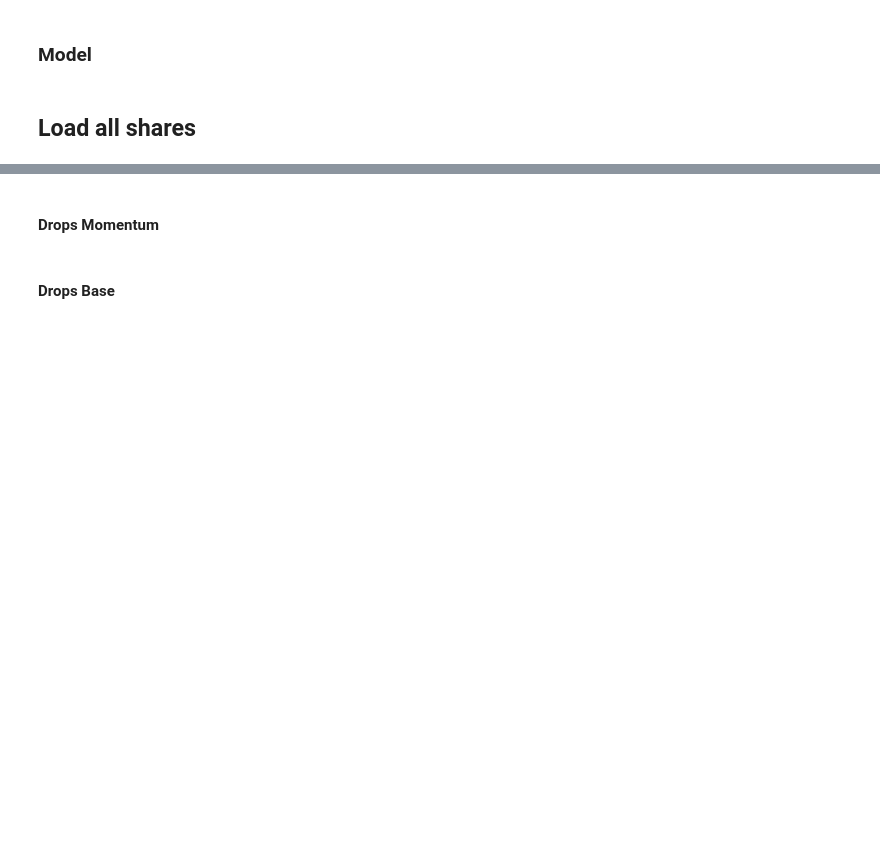
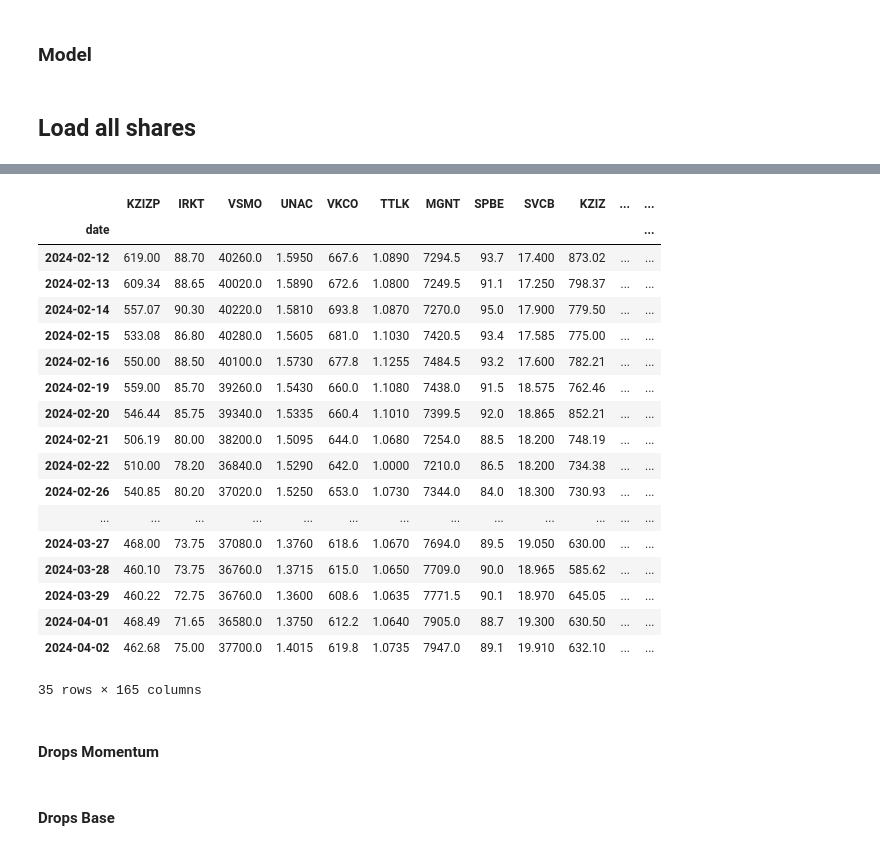
Before and after one commit to s-agapov/QuantMod, a Jupyter notebook: TP/Shares/05-Tink Momentum.ipynb, the cells around one changed output, grey strips where cells are left out. Drawn from its saved outputs; the diff is of its cells as text; code cells hidden in the pictures; blank space fills up the shorter version.

```diff
--- a/TP/Shares/05-Tink Momentum.ipynb
+++ b/TP/Shares/05-Tink Momentum.ipynb
@@ -255,7 +248,7 @@ base_ru = dfx.copy()
 res = []
 for ind, pos in base_ru.iterrows():
 #    print(pos.figi)
-    candles = tink.get_candles(token, pos.figi, CandleInterval.CANDLE_INTERVAL_DAY, 50)
+    candles = tink.get_candles(token, pos.figi, CandleInterval.CANDLE_INTERVAL_DAY, now(),  50)
     df =  tink.get_open_price(candles)
     ticker = tink.figi_to_ticker(pos.figi, base)
 
@@ -265,6 +258,28 @@ for ind, pos in base_ru.iterrows():
     res.append(df)
 
 df_full = pd.concat(res, axis = 1)
+# %%
+df_full
+# %% [output]
+|  | KZIZP | IRKT | VSMO | UNAC | VKCO | TTLK | MGNT | SPBE | SVCB | KZIZ | ... | ... |
+| date |  |  |  |  |  |  |  |  |  |  |  | ... |
+| 2024-02-12 | 619.00 | 88.70 | 40260.0 | 1.5950 | 667.6 | 1.0890 | 7294.5 | 93.7 | 17.400 | 873.02 | ... | ... |
+| 2024-02-13 | 609.34 | 88.65 | 40020.0 | 1.5890 | 672.6 | 1.0800 | 7249.5 | 91.1 | 17.250 | 798.37 | ... | ... |
+| 2024-02-14 | 557.07 | 90.30 | 40220.0 | 1.5810 | 693.8 | 1.0870 | 7270.0 | 95.0 | 17.900 | 779.50 | ... | ... |
+| 2024-02-15 | 533.08 | 86.80 | 40280.0 | 1.5605 | 681.0 | 1.1030 | 7420.5 | 93.4 | 17.585 | 775.00 | ... | ... |
+| 2024-02-16 | 550.00 | 88.50 | 40100.0 | 1.5730 | 677.8 | 1.1255 | 7484.5 | 93.2 | 17.600 | 782.21 | ... | ... |
+| 2024-02-19 | 559.00 | 85.70 | 39260.0 | 1.5430 | 660.0 | 1.1080 | 7438.0 | 91.5 | 18.575 | 762.46 | ... | ... |
+| 2024-02-20 | 546.44 | 85.75 | 39340.0 | 1.5335 | 660.4 | 1.1010 | 7399.5 | 92.0 | 18.865 | 852.21 | ... | ... |
+| 2024-02-21 | 506.19 | 80.00 | 38200.0 | 1.5095 | 644.0 | 1.0680 | 7254.0 | 88.5 | 18.200 | 748.19 | ... | ... |
+| 2024-02-22 | 510.00 | 78.20 | 36840.0 | 1.5290 | 642.0 | 1.0000 | 7210.0 | 86.5 | 18.200 | 734.38 | ... | ... |
+| 2024-02-26 | 540.85 | 80.20 | 37020.0 | 1.5250 | 653.0 | 1.0730 | 7344.0 | 84.0 | 18.300 | 730.93 | ... | ... |
+| ... | ... | ... | ... | ... | ... | ... | ... | ... | ... | ... | ... | ... |
+| 2024-03-27 | 468.00 | 73.75 | 37080.0 | 1.3760 | 618.6 | 1.0670 | 7694.0 | 89.5 | 19.050 | 630.00 | ... | ... |
+| 2024-03-28 | 460.10 | 73.75 | 36760.0 | 1.3715 | 615.0 | 1.0650 | 7709.0 | 90.0 | 18.965 | 585.62 | ... | ... |
+| 2024-03-29 | 460.22 | 72.75 | 36760.0 | 1.3600 | 608.6 | 1.0635 | 7771.5 | 90.1 | 18.970 | 645.05 | ... | ... |
+| 2024-04-01 | 468.49 | 71.65 | 36580.0 | 1.3750 | 612.2 | 1.0640 | 7905.0 | 88.7 | 19.300 | 630.50 | ... | ... |
+| 2024-04-02 | 462.68 | 75.00 | 37700.0 | 1.4015 | 619.8 | 1.0735 | 7947.0 | 89.1 | 19.910 | 632.10 | ... | ... |
+35 rows × 165 columns
 # %% [markdown]
 #### Drops Momentum
 # %%
```
Also changed, not shown: parts of 2 cells of this notebook, 14 other files.
